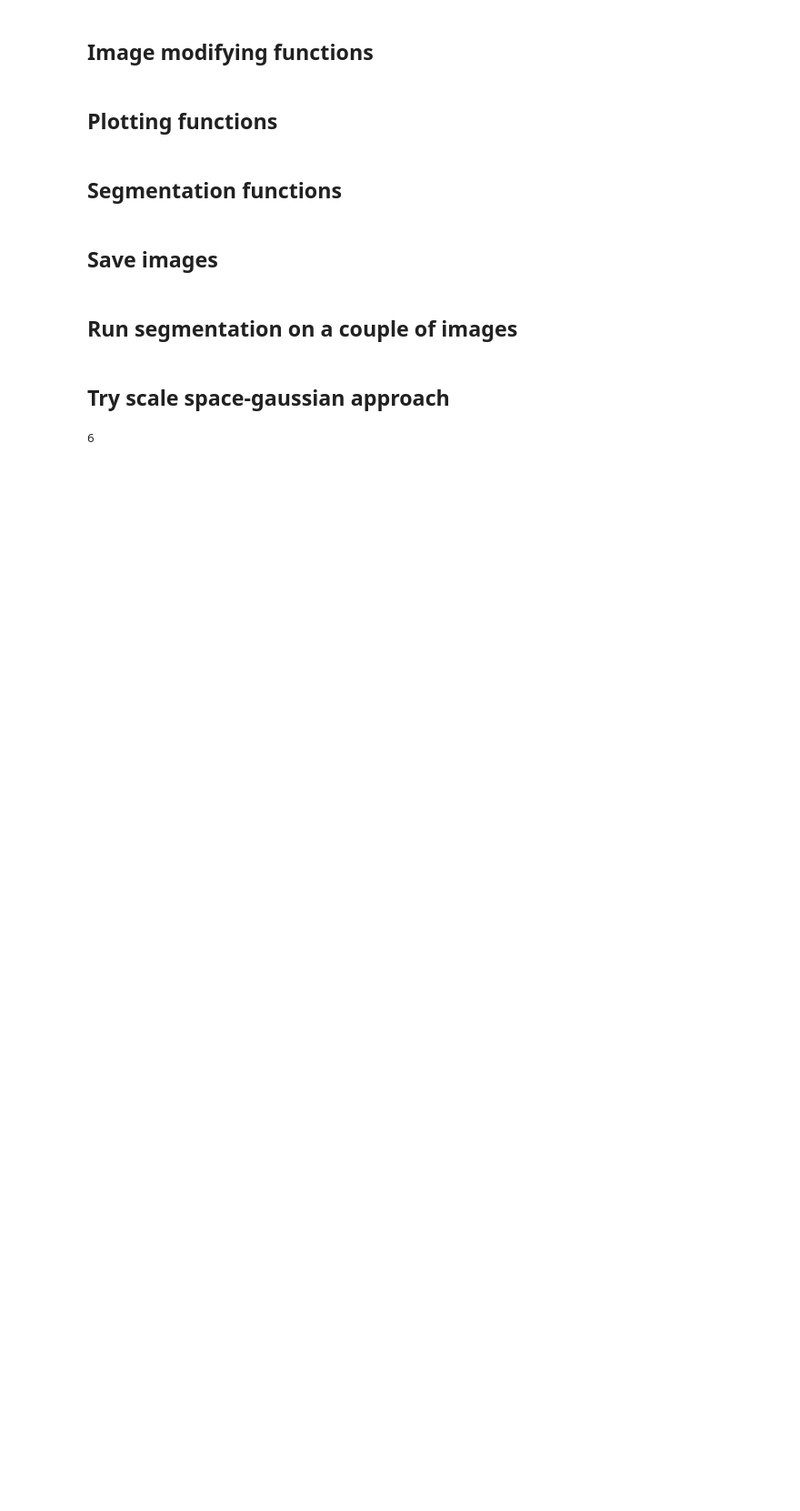
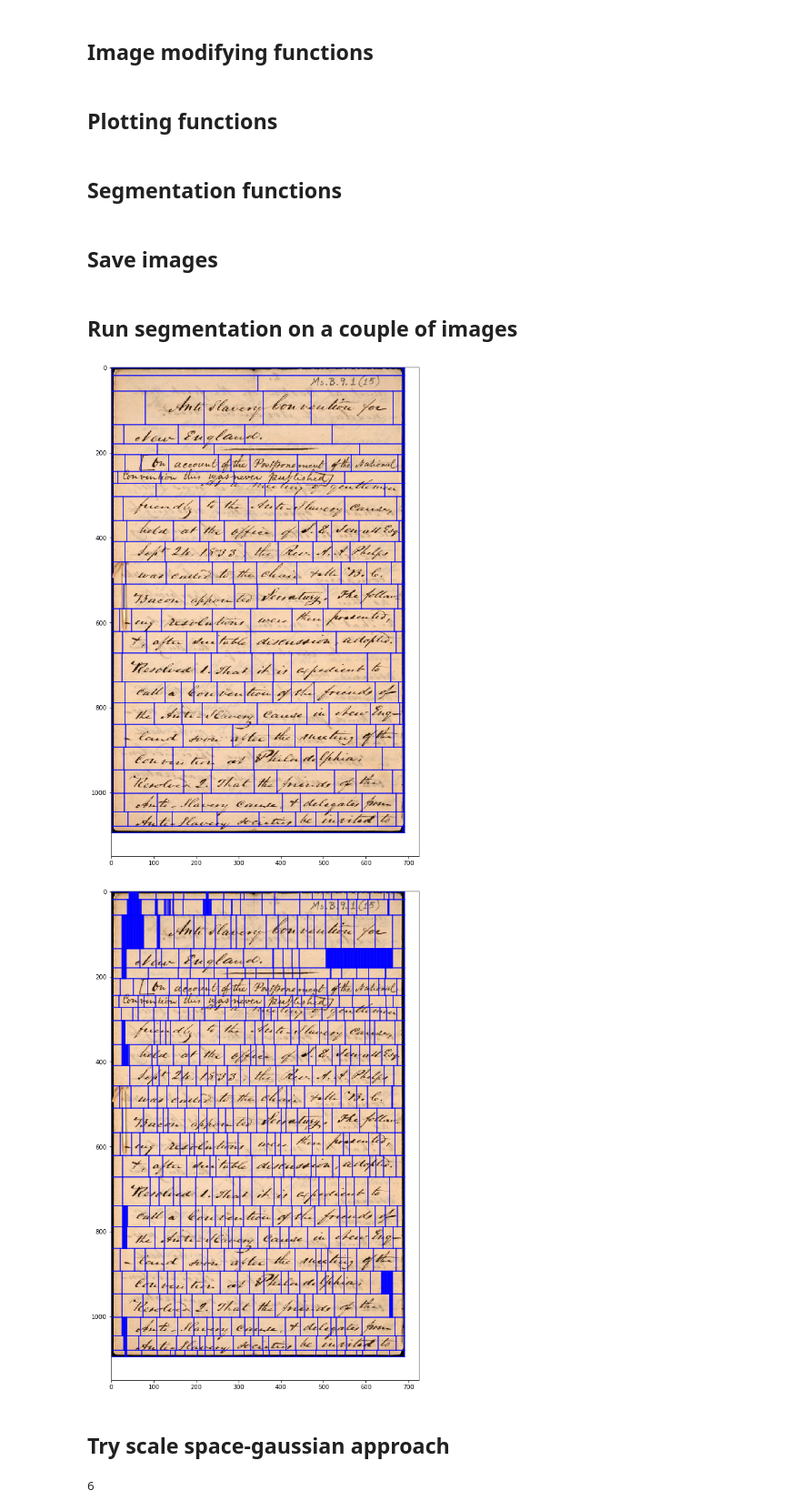
Before and after one commit to danhan52/text_segmentation, a Jupyter notebook: test_segmentation.ipynb, the cells around one changed output. Shown at 91% size. Saved outputs shown, nothing was run; the diff lists cells and outputs as text; code cells hidden in the pictures; blank space fills up the shorter version.

```diff
--- a/test_segmentation.ipynb
+++ b/test_segmentation.ipynb
@@ -194,7 +194,7 @@ def saveSegments(img, lb, wb, fname, cb = [], folder = "./",
 # some parameters for testing
 plotIt1=False
 plotIt2=False
-plotIt3=False
+plotIt3=True
 fname = "images/easy1.jpg"
 outFname = "easy1"
 
@@ -211,35 +211,38 @@ lbBiSm = projBreaks(greyBiSm, "y")
 if plotIt2:
     plotBoxes(let, lbSm)
     plotBoxes(let, lbBiSm) # this one seems to be better
 lb = lbBiSm.copy()
 
 # get wordbreaks
 wbEdge = []
 wbProj = []
 for i in range(len(lb)-1):
     chunkEdge = grey[lb[i]:lb[i+1],]
     wbEdge.append(edgeBreaks(chunkEdge, "x", cpar=[6,1,25]))
 
     chunkProj = greyBiSm[lb[i]:lb[i+1],]
     wbProj.append(projBreaks(chunkProj, "x"))
 
 if plotIt3:
     plotBoxes(let, lb, wbEdge)
     plotBoxes(let, lb, wbProj)
 
 greySm2 = smoothImg(grey, smoothSigma=4.0, plotIt=plotIt1)
 cb = []
 for i in range(len(lb)-1):
     curb = []
-    for j in range(len(wb[i])-1):
+    for j in range(len(wbEdge[i])-1):
 #         chunk = greySm[lb[i]:lb[i+1], wbEdge[i][j]:wbEdge[i][j+1]]
 #         curb.append(edgeBreaks(chunk, "x", cpar = [1,1,25]))
         chunk = greySm2[lb[i]:lb[i+1], wbEdge[i][j]:wbEdge[i][j+1]]
         curb.append(projBreaks(chunk, "x"))
     cb.append(curb)
 # print(cb)
 # plotBoxes(let, lb, wbEdge, cb)
-saveSegments(let, lb, wbEdge, outFname, cb, "segmented_img/")
+# saveSegments(let, lb, wbEdge, outFname, cb, "segmented_img/")
+# %% [output]
+[figure, added]
+[figure, added]
 # %% [markdown]
 ## Try scale space-gaussian approach
 # %%
```
Also changed, not shown: parts of 1 cell of this notebook.
